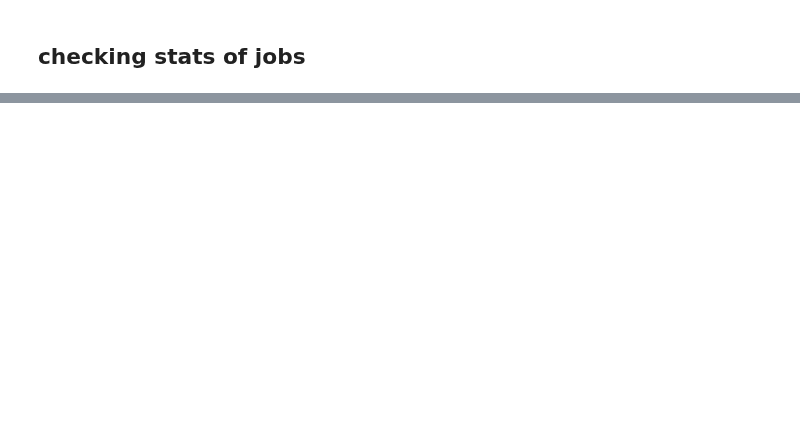
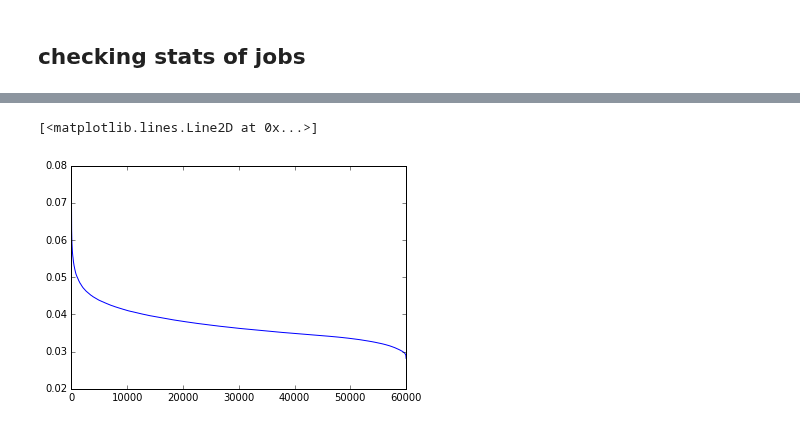
Before and after one commit to mehdidc/feature_generation, a Jupyter notebook: ipynb/out_of_the_box.ipynb, the cells around one changed output, grey strips where cells are left out. Saved outputs shown, nothing was run; the diff lists cells and outputs as text; code cells hidden in the pictures; blank space fills up the shorter version.

```diff
--- a/ipynb/out_of_the_box.ipynb
+++ b/ipynb/out_of_the_box.ipynb
@@ -102,0 +207,5 @@ for i in range(len(images)):
+# %%
+plt.plot(objectness_sorted)
+# %% [output]
+[<matplotlib.lines.Line2D at 0x...>]
+[figure, added]
```
Also changed, not shown: parts of 13 cells of this notebook, 2 other files.
